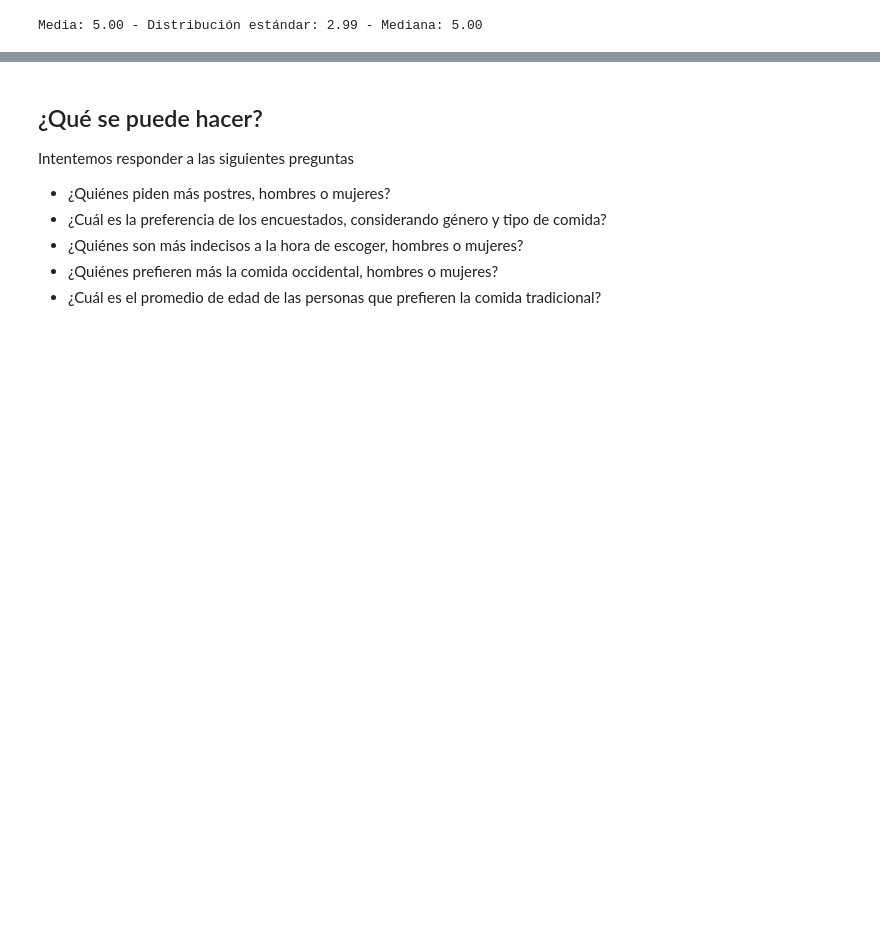
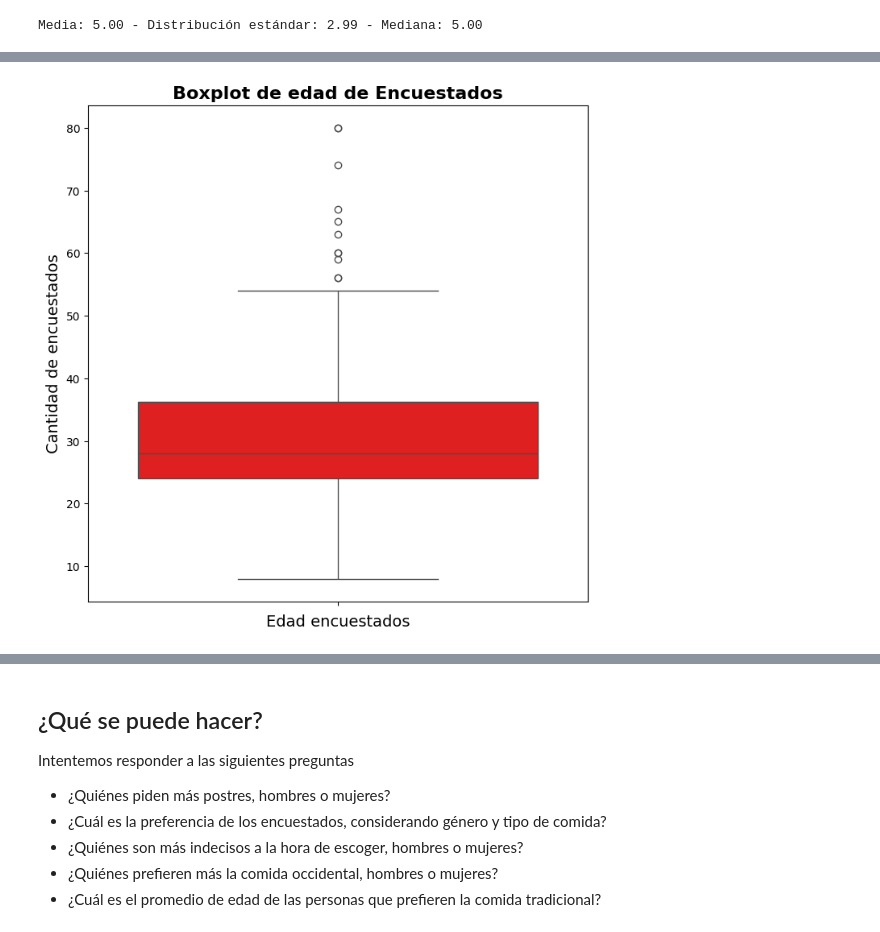
Before and after one commit to HikkizZ/InteligenciaArtificial_Uni, a Jupyter notebook: Class2.ipynb, the cells around one changed output, grey strips where cells are left out. Saved outputs shown, nothing was run; the diff lists cells and outputs as text; code cells hidden in the pictures; blank space fills up the shorter version.

```diff
--- a/Class2.ipynb
+++ b/Class2.ipynb
@@ -338,0 +372,10 @@ Media: 5.00 - Distribución estándar: 2.99 - Mediana: 5.00
+# %%
+# Gráfico estilo boxplot (Diagrama de caja y bigotes)
+plt.figure(figsize=(8, 8)) # Se define el tamaño de la figura.
+sns.boxplot(y=data_frame.Age, data=data_frame, color="red") # Se grafica el boxplot
+plt.xlabel("Edad encuestados", fontsize=14) # Se define el título del eje y
+plt.ylabel("Cantidad de encuestados", fontsize=14) # Se define el título del eje y
+plt.title("Boxplot de edad de Encuestados", fontsize=16, fontweight="bold") # Se define el título del gráfico
+plt.show() # Se muestra el gráfico
+# %% [output]
+[figure, added]
```
Also changed, not shown: parts of 30 cells of this notebook.
